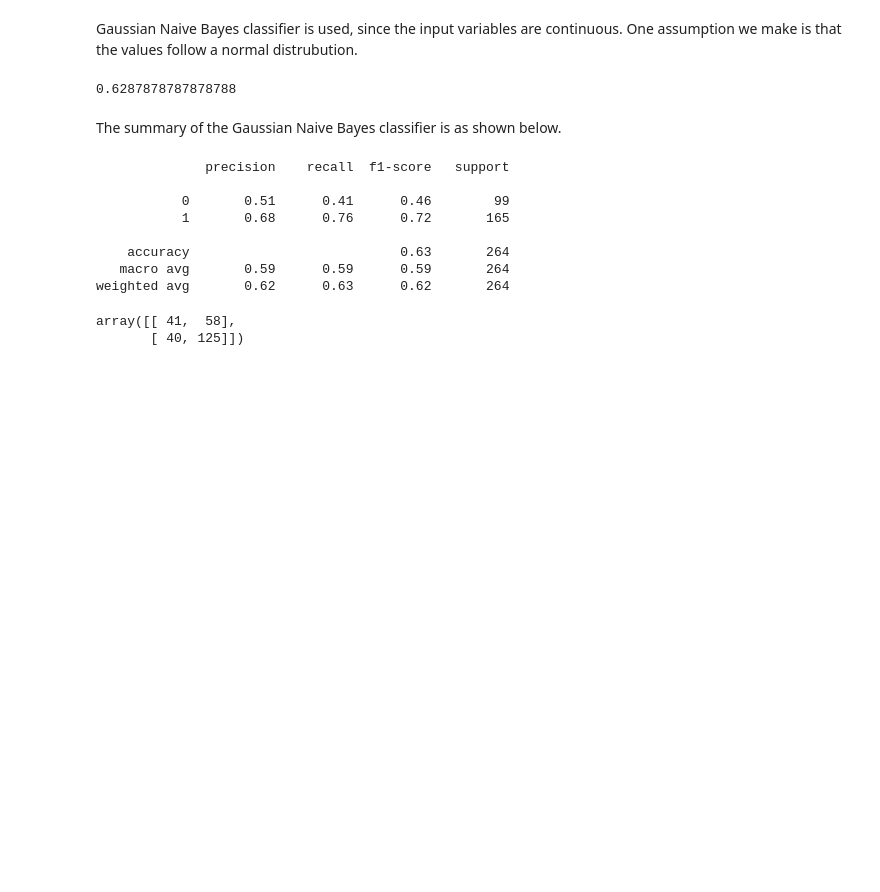
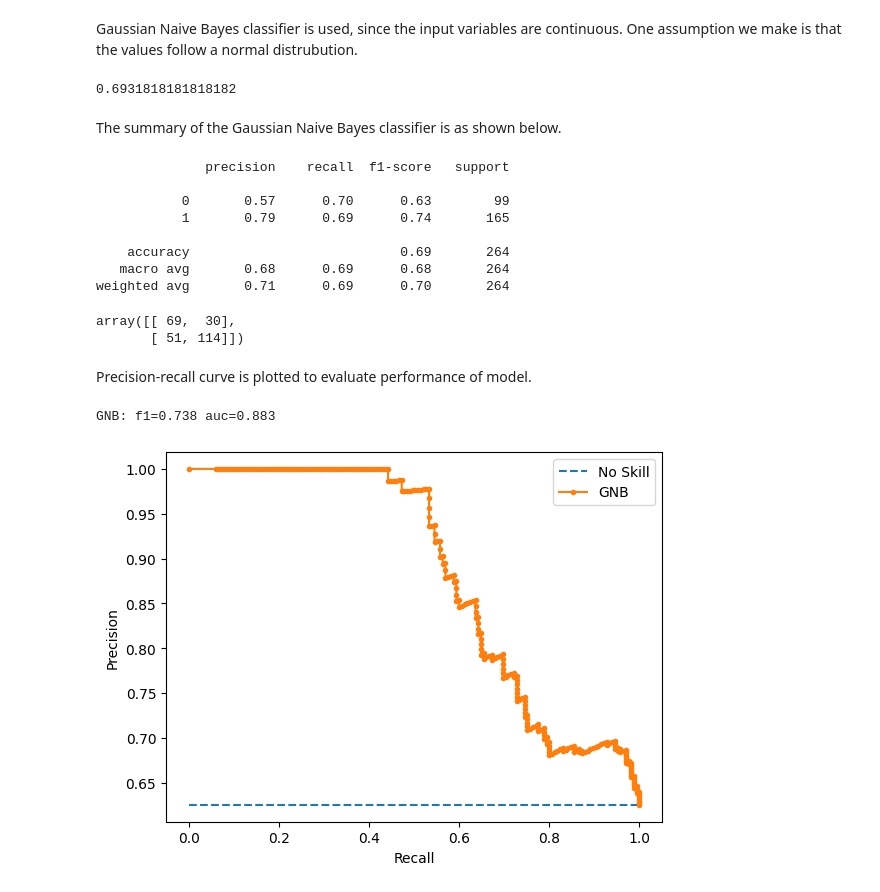
Before and after one commit to dhxrth/IT1244-Final-Project, a Jupyter notebook: hnc-gnb.ipynb, the cells around one changed output. Drawn from its saved outputs; the diff is of its cells as text; code cells hidden in the pictures; blank space fills up the shorter version.

```diff
--- a/hnc-gnb.ipynb
+++ b/hnc-gnb.ipynb
@@ -27,29 +95,25 @@ x350          -0.0939      3.204     -0.029      0.977      -6.373       6.185
 # %% [markdown]
 The RandomUnderSampler from the 'imblearn' package is used to randomly undersample the majority class, which is the proportion of the population with the cancer, such that the ratio of healthy to cancer is 1:1.
 # %%
-xvals_filtered = np.log(xvals_filtered)
+xvals_train_filtered = np.log(xvals_train_filtered)
 from imblearn.over_sampling import SMOTE
 over = SMOTE(sampling_strategy=0.1)
 under = RandomUnderSampler(sampling_strategy=0.6)
 from imblearn.pipeline import Pipeline
 steps = [('o', over), ('u', under)]
 pipeline = Pipeline(steps=steps)
-X_over, y_over = pipeline.fit_resample(xvals_filtered, yvals_binary)
+X_over, y_over = pipeline.fit_resample(xvals_train_filtered, yvals_train_binary)
 # %% [markdown]
 Gaussian Naive Bayes classifier is used, since the input variables are continuous. One assumption we make is that the values follow a normal distrubution.
 # %%
 from sklearn.naive_bayes import GaussianNB
 nb = GaussianNB()
 nb.fit(X_over, y_over)
-test_data = pd.read_csv('Test_Set.csv')
-test_data['class_label'] = test_data['class_label'].replace(['healthy', 'early stage cancer', 'screening stage cancer', 'mid stage cancer', 'late stage cancer'], [0, 1, 1, 1, 1])
-testX, testY = test_data.drop(['class_label'], axis=1), test_data['class_label']
-testX_filtered = testX.drop(columns=drops_3)
-testX_filtered = np.log(testX_filtered)
-testX_over, testY_over = pipeline.fit_resample(testX_filtered, testY)
+xvals_test_filtered = np.log(xvals_test_filtered)
+testX_over, testY_over = pipeline.fit_resample(xvals_test_filtered, yvals_test_binary)
 nb.score(testX_over, testY_over)
 # %% [output]
-0.6287878787878788
+0.6931818181818182
 # %% [markdown]
 The summary of the Gaussian Naive Bayes classifier is as shown below.
 # %%
@@ -60,11 +124,42 @@ confusion_matrix(testY_over, nb.predict(testX_over))
 # %% [output]
               precision    recall  f1-score   support
 
-           0       0.51      0.41      0.46        99
-           1       0.68      0.76      0.72       165
+           0       0.57      0.70      0.63        99
+           1       0.79      0.69      0.74       165
 
-    accuracy                           0.63       264
-   macro avg       0.59      0.59      0.59       264
-weighted avg       0.62      0.63      0.62       264
+    accuracy                           0.69       264
+   macro avg       0.68      0.69      0.68       264
+weighted avg       0.71      0.69      0.70       264
-array([[ 41,  58],
-       [ 40, 125]])
+array([[ 69,  30],
+       [ 51, 114]])
+# %% [markdown]
+Precision-recall curve is plotted to evaluate performance of model.
+# %%
+import matplotlib.pyplot as plt
+from sklearn.metrics import precision_recall_curve
+from sklearn.metrics import f1_score
+from sklearn.metrics import auc
+# predict probabilities
+lr_probs = nb.predict_proba(testX_over)
+# keep probabilities for the positive outcome only
+lr_probs = lr_probs[:, 1]
+# predict class values
+yhat = nb.predict(testX_over)
+lr_precision, lr_recall, _ = precision_recall_curve(testY_over, lr_probs)
+lr_f1, lr_auc = f1_score(testY_over, yhat), auc(lr_recall, lr_precision)
+# summarize scores
+print('GNB: f1=%.3f auc=%.3f' % (lr_f1, lr_auc))
+# plot the precision-recall curves
+no_skill = len(testY_over[testY_over==1]) / len(testY_over)
+plt.plot([0, 1], [no_skill, no_skill], linestyle='--', label='No Skill')
+plt.plot(lr_recall, lr_precision, marker='.', label='GNB')
+# axis labels
+plt.xlabel('Recall')
+plt.ylabel('Precision')
+# show the legend
+plt.legend()
+# show the plot
+plt.show()
+# %% [output]
+GNB: f1=0.738 auc=0.883
+[figure, added]
```
Also changed, not shown: parts of 1 cell of this notebook, 1 other file.
